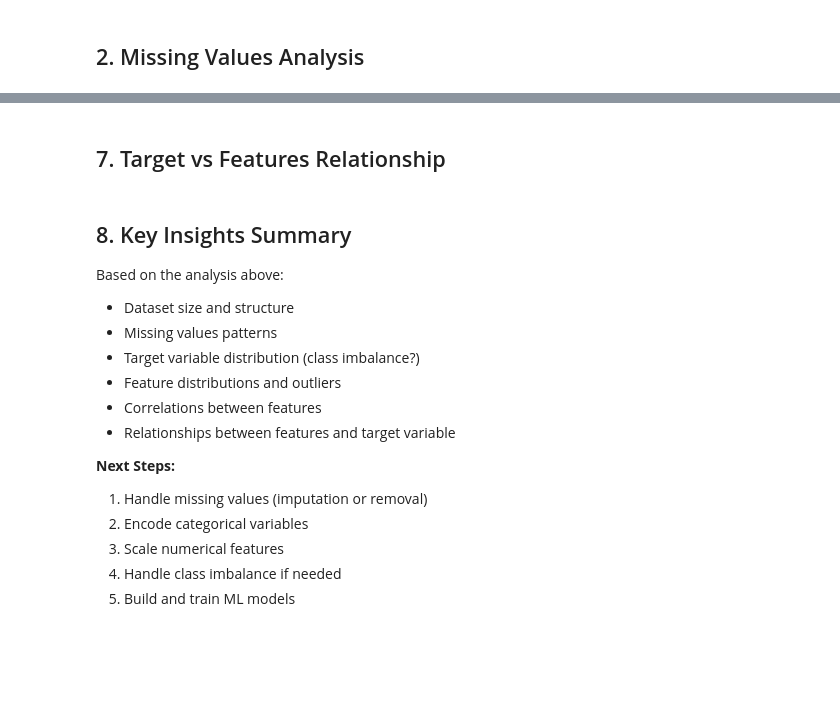
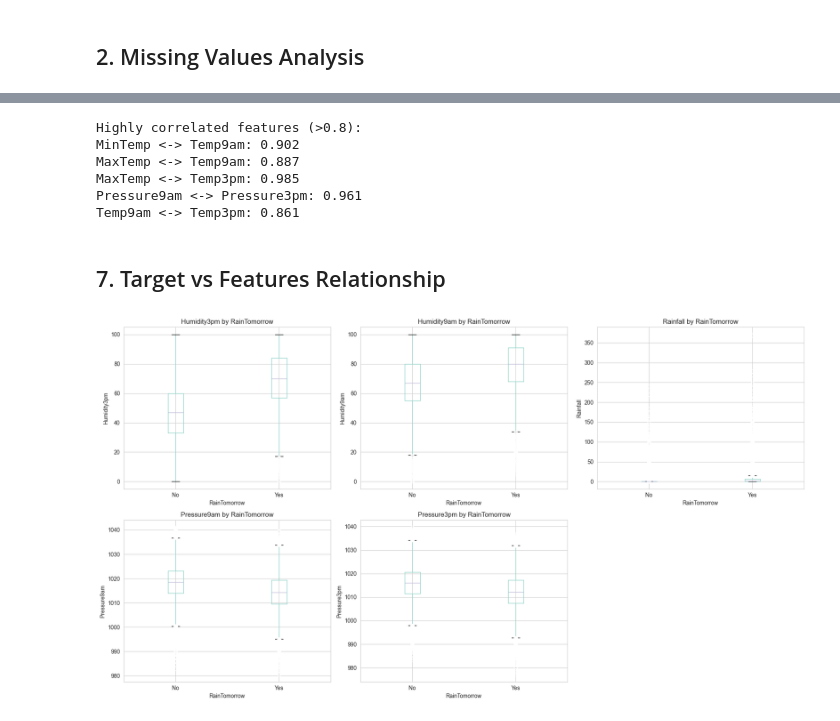
Before and after one commit to DunasAnastasiia/mlops, a Jupyter notebook: notebooks/01_eda_weatherAUS.ipynb, the cells around one changed output, grey strips where cells are left out. Saved outputs shown, nothing was run; the diff lists cells and outputs as text; code cells hidden in the pictures; blank space fills up the shorter version.

Commit message:
Update EDA notebook: adjust cell structures, add execution metadata, and improve data visualization logic

```diff
--- a/notebooks/01_eda_weatherAUS.ipynb
+++ b/notebooks/01_eda_weatherAUS.ipynb
@@ -394,2 +16,9 @@
 # %% [markdown]
 ## 1. Load Data
+# %%
+# Load dataset
+df = pd.read_csv('../data/raw/weatherAUS.csv')
+
+print(f"Dataset shape: {df.shape}")
+print(f"Number of rows: {df.shape[0]:,}")
+print(f"Number of columns: {df.shape[1]}")
@@ -454,0 +183,5 @@ print(f"Categorical features ({len(categorical_cols)}): {categorical_cols}")
+# %%
+# Analyze categorical features
+for col in categorical_cols:
+    print(f"\n{col}:")
+    print(df[col].value_counts().head(10))
@@ -488,19 +245,52 @@ plt.show()
+# %%
+# Find highly correlated features
+high_corr = []
+for i in range(len(correlation_matrix.columns)):
+    for j in range(i+1, len(correlation_matrix.columns)):
+        if abs(correlation_matrix.iloc[i, j]) > 0.8:
+            high_corr.append((
+                correlation_matrix.columns[i],
+                correlation_matrix.columns[j],
+                correlation_matrix.iloc[i, j]
+            ))
+
+if high_corr:
+    print("Highly correlated features (>0.8):")
+    for feat1, feat2, corr in high_corr:
+        print(f"{feat1} <-> {feat2}: {corr:.3f}")
+else:
+    print("No highly correlated features found (>0.8)")
+# %% [output]
+Highly correlated features (>0.8):
+MinTemp <-> Temp9am: 0.902
+MaxTemp <-> Temp9am: 0.887
+MaxTemp <-> Temp3pm: 0.985
+Pressure9am <-> Pressure3pm: 0.961
+Temp9am <-> Temp3pm: 0.861
 # %% [markdown]
 ## 7. Target vs Features Relationship
-# %% [markdown]
-## 8. Key Insights Summary
-
-Based on the analysis above:
-- Dataset size and structure
-- Missing values patterns
-- Target variable distribution (class imbalance?)
-- Feature distributions and outliers
-- Correlations between features
-- Relationships between features and target variable
-
-**Next Steps:**
-1. Handle missing values (imputation or removal)
-2. Encode categorical variables
-3. Scale numerical features
-4. Handle class imbalance if needed
-5. Build and train ML models
+# %%
+# Analyze numerical features vs target
+if 'RainTomorrow' in df.columns:
+    key_num_features = ['Humidity3pm', 'Humidity9am', 'Rainfall', 'Pressure9am', 'Pressure3pm']
+    key_num_features = [col for col in key_num_features if col in df.columns]
+
+    fig, axes = plt.subplots(2, 3, figsize=(18, 10))
+    axes = axes.flatten()
+
+    for idx, col in enumerate(key_num_features):
+        if idx < len(axes):
+            df.boxplot(column=col, by='RainTomorrow', ax=axes[idx])
+            axes[idx].set_title(f'{col} by RainTomorrow')
+            axes[idx].set_xlabel('RainTomorrow')
+            axes[idx].set_ylabel(col)
+
+    # Hide unused subplots
+    for idx in range(len(key_num_features), len(axes)):
+        axes[idx].axis('off')
+
+    plt.suptitle('')
+    plt.tight_layout()
+    plt.show()
+# %% [output]
+[figure, added]
```
Also changed, not shown: parts of 20 cells of this notebook.
